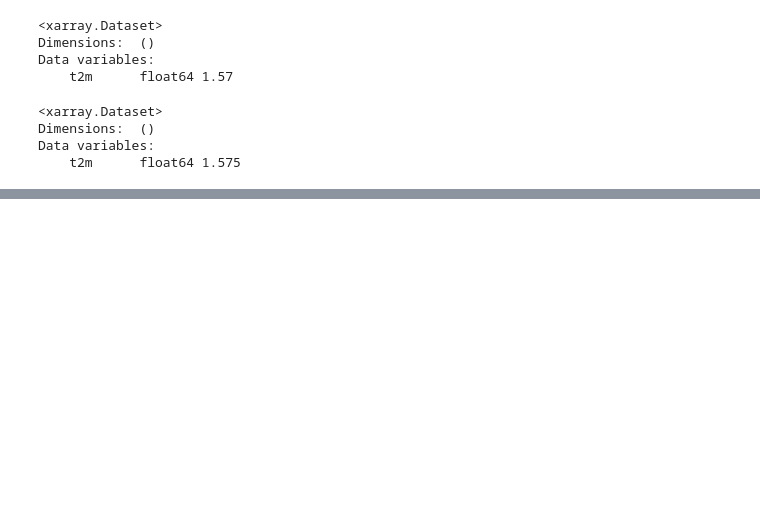
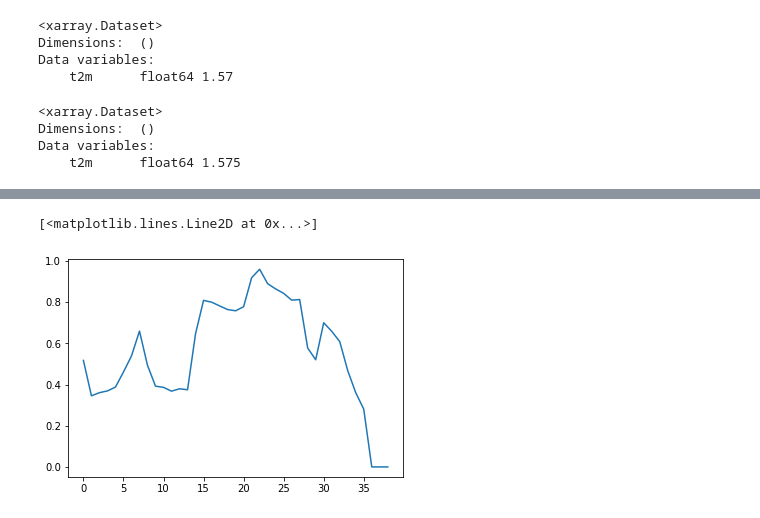
Before and after one commit to sagar-garg/WeatherBench, a Jupyter notebook: devlog/29-seasonal.ipynb, the cells around one changed output, grey strips where cells are left out. Cells and saved outputs as stored; diff of their text form; code cells hidden in the pictures; blank space fills up the shorter version.

```diff
--- a/devlog/29-seasonal.ipynb
+++ b/devlog/29-seasonal.ipynb
@@ -520,0 +440,6 @@ rmse_xy.t2m.plot()
+# %%
+args['train_years'] = ['1950', '1980']
+# %%
+args['cmip_dir'] = args['cmip_dir'][0]
+# %%
+dg_trainc, dg_validc, dg_testc = load_data(**args)
@@ -520,0 +452,7 @@ rmse_xy.t2m.plot()
+# %%
+std = dg_trainc.data.std('time')
+# %%
+plt.plot(std.mean(('lat', 'lon')).values)
+# %% [output]
+[<matplotlib.lines.Line2D at 0x...>]
+[figure, added]
```
Also changed, not shown: parts of 77 cells of this notebook, 8 other files.
